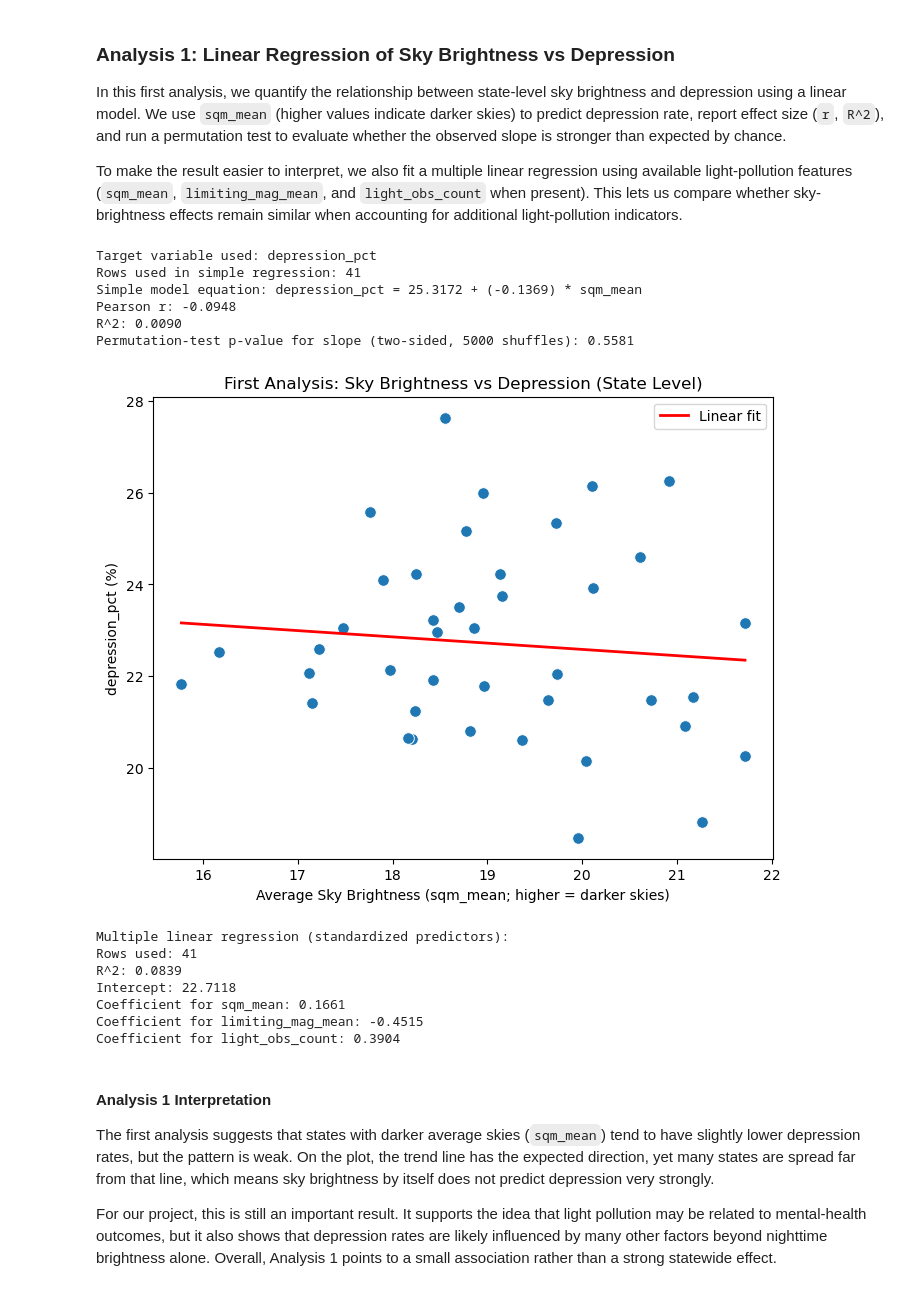
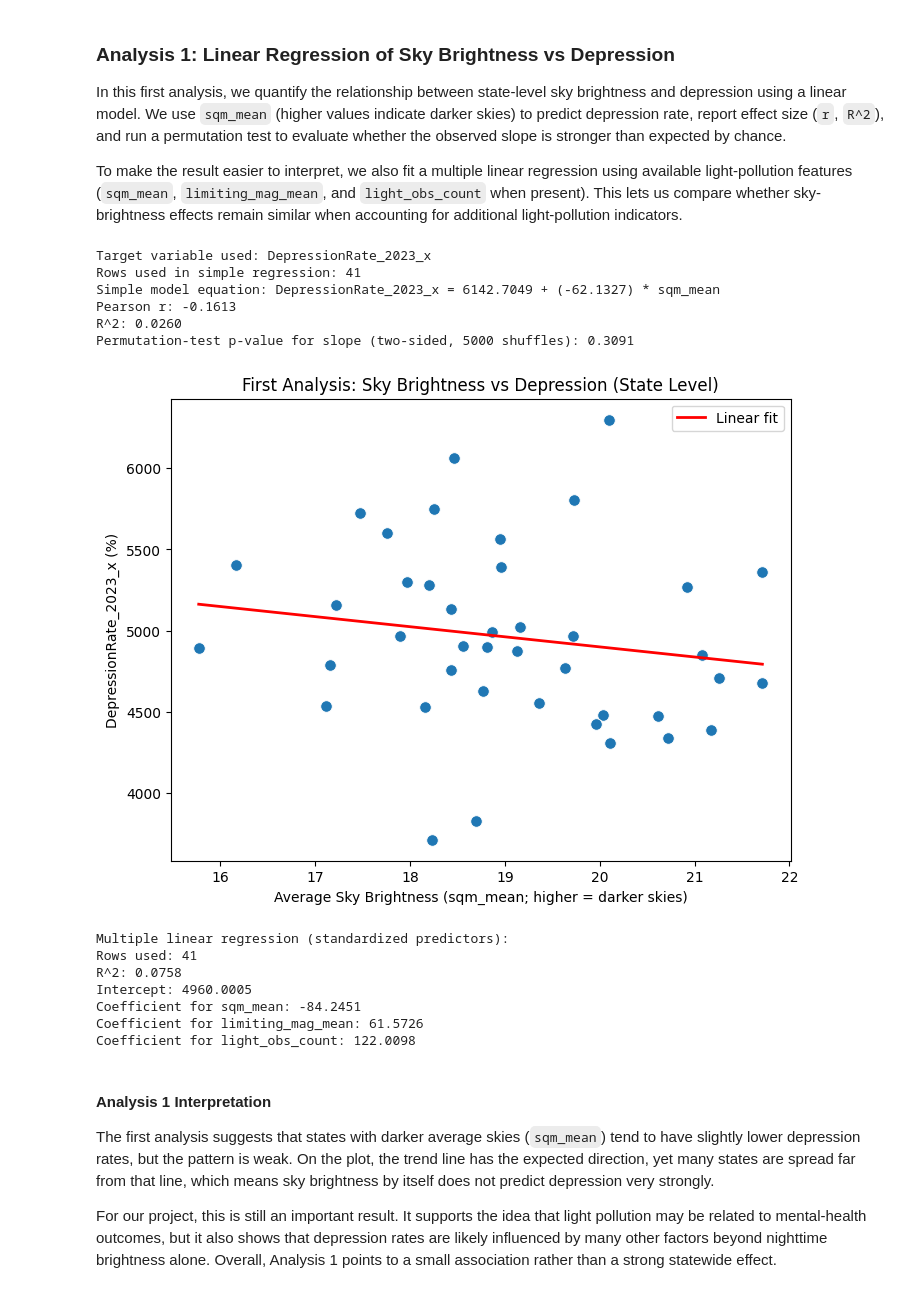
Before and after one commit to COGS108/Group020_WI26, a Jupyter notebook: 03-FinalProject.ipynb, the cells around one changed output. Drawn from its saved outputs; the diff is of its cells as text; code cells hidden in the pictures.

```diff
--- a/03-FinalProject.ipynb
+++ b/03-FinalProject.ipynb
@@ -836,7 +836,7 @@ To make the result easier to interpret, we also fit a multiple linear regression
 analysis_df = combined_df_3way.copy()
 
 # Allow this section to work even if naming differs slightly across cleaned tables
-possible_targets = ["depression_pct", "DepressionRate_2023", "DepressionRate_2022"]
+possible_targets = ["DepressionRate_2023_x", "DepressionRate_2022_x"]
 target_col = next((c for c in possible_targets if c in analysis_df.columns), None)
 
 if target_col is None:
@@ -896,46 +896,46 @@ predictors = [c for c in predictor_candidates if c in analysis_df.columns]
 
 multi_df = analysis_df[predictors + [target_col]].dropna().copy()
 if len(predictors) >= 2 and len(multi_df) >= 10:
     X_raw = multi_df[predictors].to_numpy(dtype=float)
     y_multi = multi_df[target_col].to_numpy(dtype=float)
 
     # Standardize predictors so coefficient magnitudes are comparable
     X_mean = X_raw.mean(axis=0)
     X_std = X_raw.std(axis=0, ddof=0)
     X_std[X_std == 0] = 1.0
     X_z = (X_raw - X_mean) / X_std
 
     X_design = np.column_stack([np.ones(len(X_z)), X_z])
     beta, *_ = np.linalg.lstsq(X_design, y_multi, rcond=None)
     y_multi_hat = X_design @ beta
 
     ss_res = np.sum((y_multi - y_multi_hat) ** 2)
     ss_tot = np.sum((y_multi - y_multi.mean()) ** 2)
     r2_multi = 1 - (ss_res / ss_tot)
 
     print("\nMultiple linear regression (standardized predictors):")
     print(f"Rows used: {len(multi_df)}")
     print(f"R^2: {r2_multi:.4f}")
     print(f"Intercept: {beta[0]:.4f}")
     for name, coef in zip(predictors, beta[1:]):
         print(f"Coefficient for {name}: {coef:.4f}")
 else:
     print("\nSkipped multiple regression: not enough predictors or non-missing rows.")
 # %% [output]
-Target variable used: depression_pct
+Target variable used: DepressionRate_2023_x
 Rows used in simple regression: 41
-Simple model equation: depression_pct = 25.3172 + (-0.1369) * sqm_mean
-Pearson r: -0.0948
-R^2: 0.0090
-Permutation-test p-value for slope (two-sided, 5000 shuffles): 0.5581
+Simple model equation: DepressionRate_2023_x = 6142.7049 + (-62.1327) * sqm_mean
+Pearson r: -0.1613
+R^2: 0.0260
+Permutation-test p-value for slope (two-sided, 5000 shuffles): 0.3091
-[figure, old version]
+[figure, new version]
 Multiple linear regression (standardized predictors):
 Rows used: 41
-R^2: 0.0839
-Intercept: 22.7118
-Coefficient for sqm_mean: 0.1661
-Coefficient for limiting_mag_mean: -0.4515
-Coefficient for light_obs_count: 0.3904
+R^2: 0.0758
+Intercept: 4960.0005
+Coefficient for sqm_mean: -84.2451
+Coefficient for limiting_mag_mean: 61.5726
+Coefficient for light_obs_count: 122.0098
 # %% [markdown]
 #### Analysis 1 Interpretation
 
```
Also changed, not shown: parts of 29 cells of this notebook.
